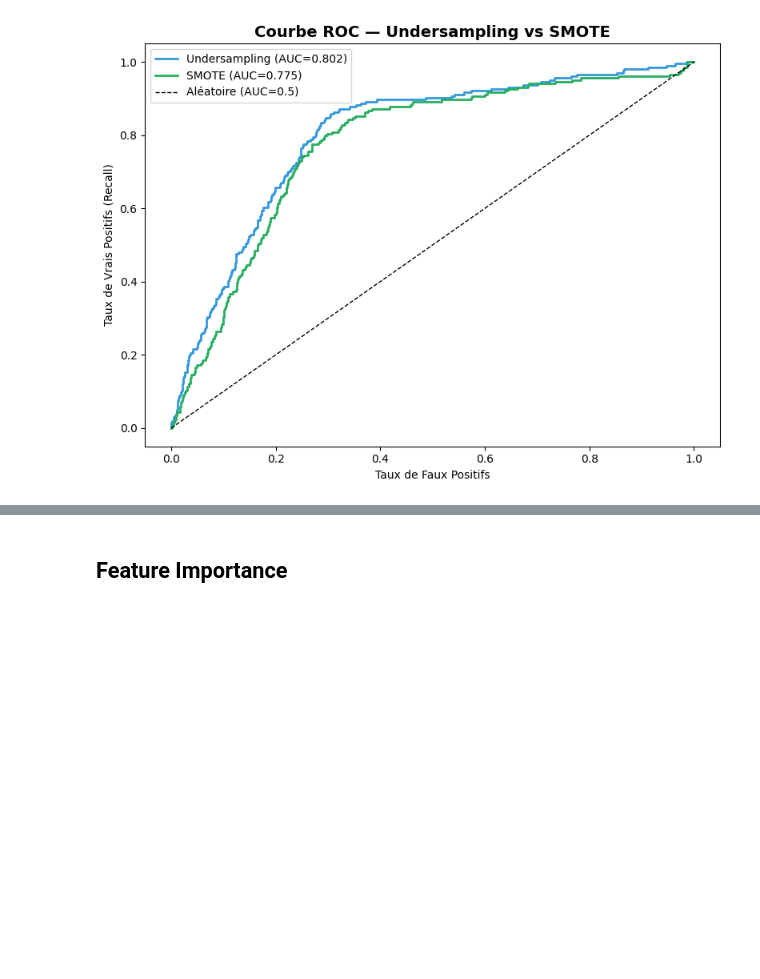
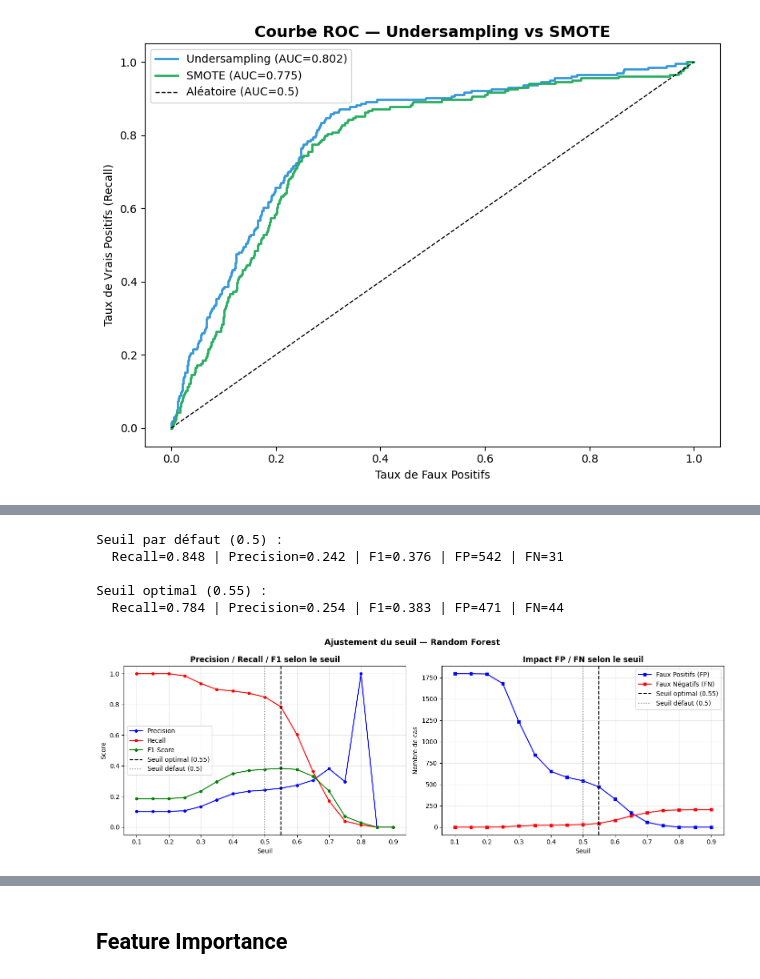
Before and after one commit to ErvinGoby23/projet-data-science, a Jupyter notebook: notebooks/model_random_forest.ipynb, the cells around one changed output, grey strips where cells are left out. Drawn from its saved outputs; the diff is of its cells as text; code cells hidden in the pictures; blank space fills up the shorter version.

Commit message:
ajustement des metriques

```diff
--- a/notebooks/model_random_forest.ipynb
+++ b/notebooks/model_random_forest.ipynb
@@ -206,0 +310,80 @@ auc = roc_auc_score(y_test_clf, y_proba_clf)
+# %%
+# AJUSTEMENT DU SEUIL DE DÉCISION
+
+thresholds = np.arange(0.1, 0.91, 0.05)
+
+results_thresh = []
+for t in thresholds:
+    y_pred_t = (y_proba_clf >= t).astype(int)
+    cm_t = confusion_matrix(y_test_clf, y_pred_t)
+    tn_t, fp_t, fn_t, tp_t = cm_t.ravel()
+    results_thresh.append({
+        'seuil':     round(t, 2),
+        'precision': precision_score(y_test_clf, y_pred_t, zero_division=0),
+        'recall':    recall_score(y_test_clf, y_pred_t, zero_division=0),
+        'f1':        f1_score(y_test_clf, y_pred_t, zero_division=0),
+        'FP':        int(fp_t),
+        'FN':        int(fn_t),
+        'TP':        int(tp_t),
+    })
+
+df_thresh = pd.DataFrame(results_thresh)
+
+# Seuil optimal = max F1
+best_idx = df_thresh['f1'].idxmax()
+best_t   = df_thresh.loc[best_idx, 'seuil']
+
+# Affichage comparaison seuil 0.5 vs optimal
+rows_05 = df_thresh[df_thresh['seuil'] == 0.5]
+if len(rows_05) > 0:
+    r05 = rows_05.iloc[0]
+    print(f"Seuil par défaut (0.5) :")
+    print(f"  Recall={r05['recall']:.3f} | Precision={r05['precision']:.3f} | F1={r05['f1']:.3f} | FP={int(r05['FP'])} | FN={int(r05['FN'])}")
+
+br = df_thresh.loc[best_idx]
+print(f"\nSeuil optimal ({best_t}) :")
+print(f"  Recall={br['recall']:.3f} | Precision={br['precision']:.3f} | F1={br['f1']:.3f} | FP={int(br['FP'])} | FN={int(br['FN'])}")
+
+# Visualisation
+fig, axes = plt.subplots(1, 2, figsize=(14, 5))
+
+axes[0].plot(df_thresh['seuil'], df_thresh['precision'], 'b-o', markersize=4, label='Precision')
+axes[0].plot(df_thresh['seuil'], df_thresh['recall'],    'r-o', markersize=4, label='Recall')
+axes[0].plot(df_thresh['seuil'], df_thresh['f1'],        'g-o', markersize=4, label='F1-Score')
+axes[0].axvline(x=best_t, color='black', linestyle='--', label=f'Seuil optimal ({best_t})')
+axes[0].axvline(x=0.5,    color='gray',  linestyle=':',  label='Seuil défaut (0.5)')
+axes[0].set_xlabel('Seuil')
+axes[0].set_ylabel('Score')
+axes[0].set_title('Precision / Recall / F1 selon le seuil', fontweight='bold')
+axes[0].legend()
+axes[0].grid(alpha=0.3)
+
+axes[1].plot(df_thresh['seuil'], df_thresh['FP'], 'b-s', markersize=4, label='Faux Positifs (FP)')
+axes[1].plot(df_thresh['seuil'], df_thresh['FN'], 'r-s', markersize=4, label='Faux Négatifs (FN)')
+axes[1].axvline(x=best_t, color='black', linestyle='--', label=f'Seuil optimal ({best_t})')
+axes[1].axvline(x=0.5,    color='gray',  linestyle=':',  label='Seuil défaut (0.5)')
+axes[1].set_xlabel('Seuil')
+axes[1].set_ylabel('Nombre de cas')
+axes[1].set_title('Impact FP / FN selon le seuil', fontweight='bold')
+axes[1].legend()
+axes[1].grid(alpha=0.3)
+
+plt.suptitle('Ajustement du seuil — Random Forest', fontsize=13, fontweight='bold')
+plt.tight_layout()
+plt.savefig('../results/rf_threshold_analysis.png', dpi=150)
+plt.show()
+
+print(df_thresh.to_string(index=False))
+
+# Mise à jour des prédictions finales avec le seuil optimal
+y_pred_clf = (y_proba_clf >= best_t).astype(int)
+print(f"\nPrédictions mises à jour avec seuil={best_t}")
+print(f"  Recall final  : {recall_score(y_test_clf, y_pred_clf):.4f}")
+print(f"  F1 final      : {f1_score(y_test_clf, y_pred_clf):.4f}")
+# %% [output]
+Seuil par défaut (0.5) :
+  Recall=0.848 | Precision=0.242 | F1=0.376 | FP=542 | FN=31
+
+Seuil optimal (0.55) :
+  Recall=0.784 | Precision=0.254 | F1=0.383 | FP=471 | FN=44
+[figure, added]
```
Also changed, not shown: parts of 9 cells of this notebook, 20 other files.
